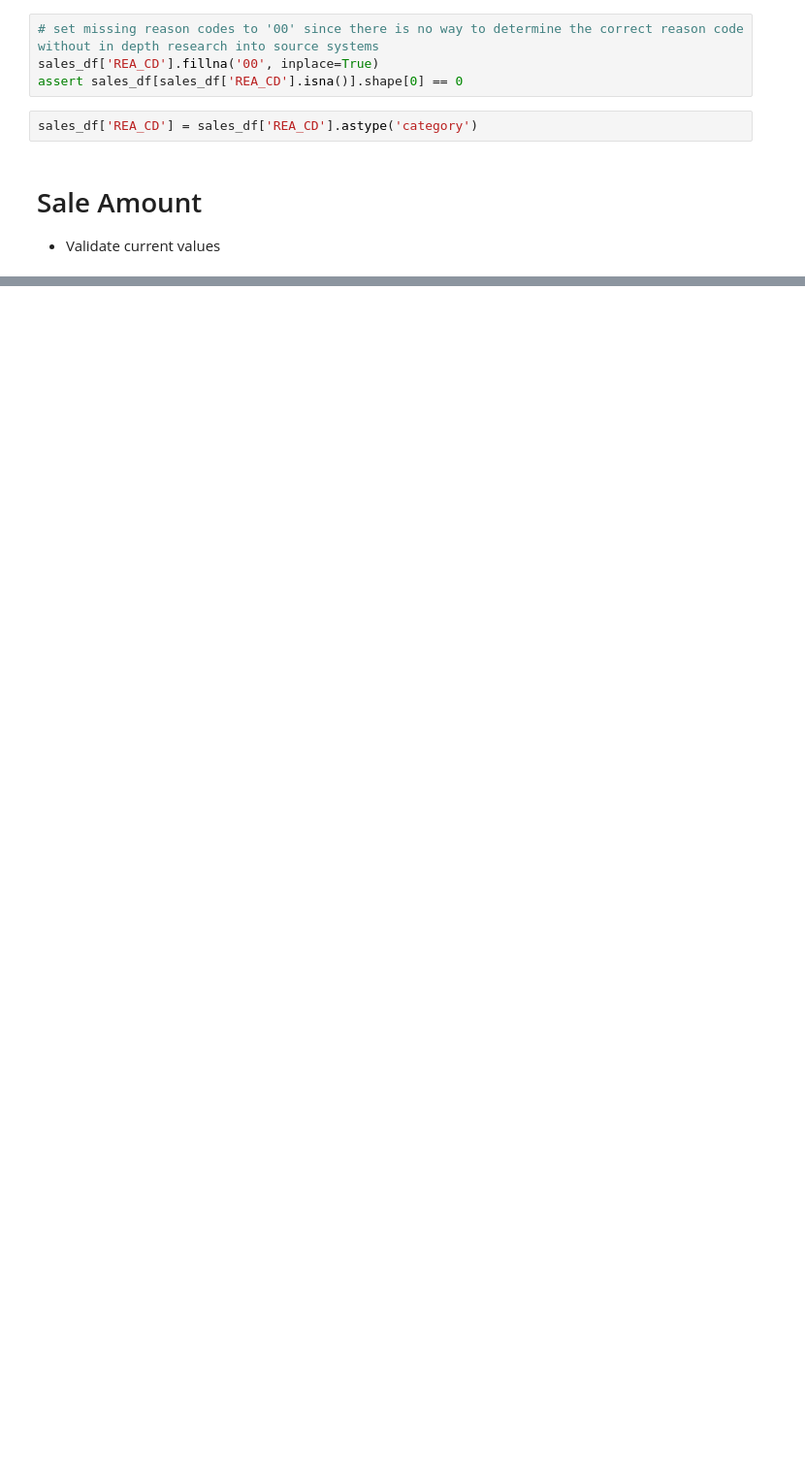
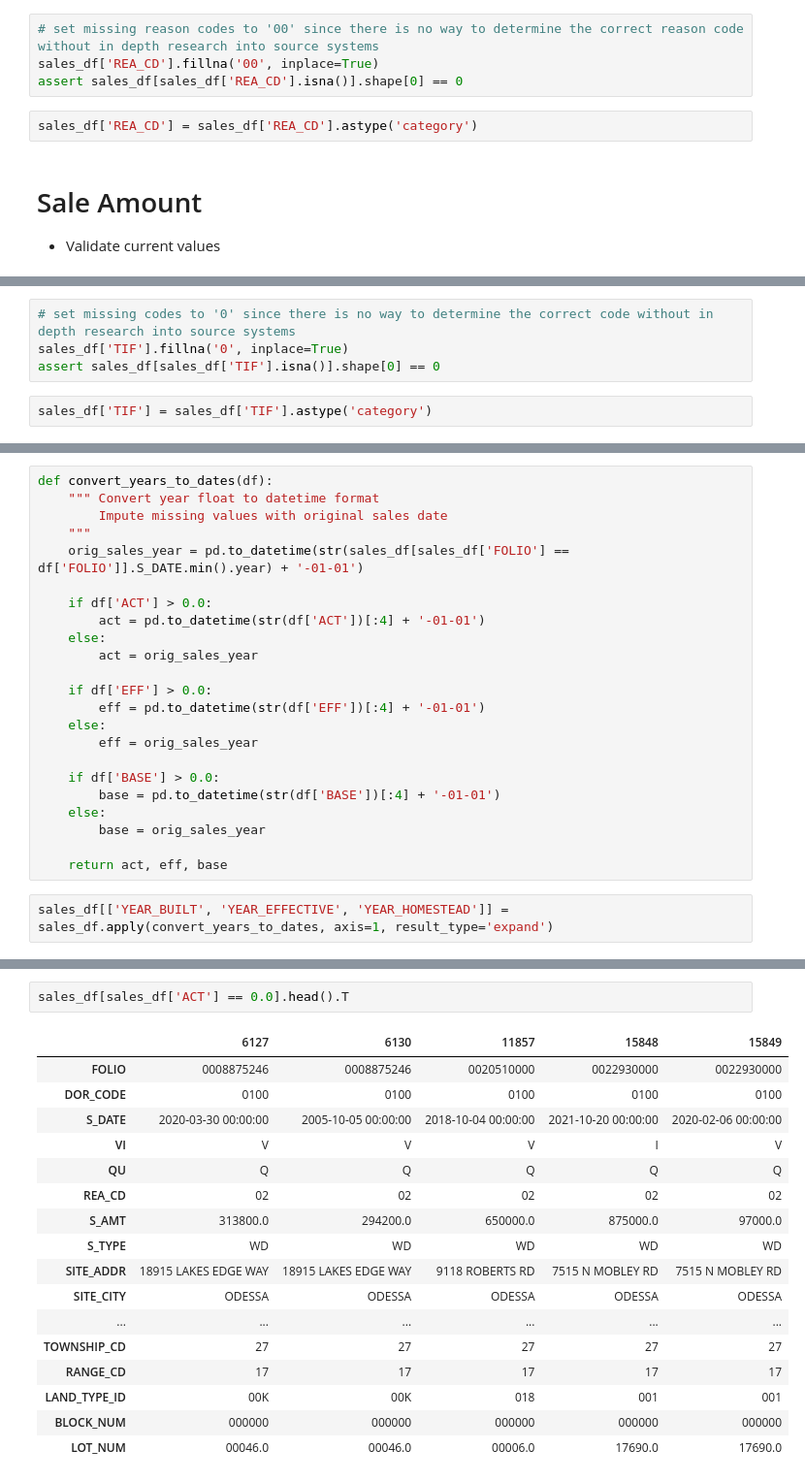
Before and after one commit to mkars01/real-estate-invest-recommender, a Jupyter notebook: notebooks/02_data_wrangling_process.ipynb, the cells around one changed output, grey strips where cells are left out. Shown at 97% size. Saved outputs shown, nothing was run; the diff lists cells and outputs as text; blank space fills up the shorter version.

```diff
--- a/notebooks/02_data_wrangling_process.ipynb
+++ b/notebooks/02_data_wrangling_process.ipynb
@@ -655,0 +955,6 @@ df_amt = sales_df['S_AMT']
+# %%
+# set missing codes to '0' since there is no way to determine the correct code without in depth research into source systems
+sales_df['TIF'].fillna('0', inplace=True)
+assert sales_df[sales_df['TIF'].isna()].shape[0] == 0
+# %%
+sales_df['TIF'] = sales_df['TIF'].astype('category')
@@ -655,0 +1025,25 @@ df_amt = sales_df['S_AMT']
+# %%
+def convert_years_to_dates(df):
+    """ Convert year float to datetime format
+        Impute missing values with original sales date
+    """
+    orig_sales_year = pd.to_datetime(str(sales_df[sales_df['FOLIO'] == df['FOLIO']].S_DATE.min().year) + '-01-01')
+
+    if df['ACT'] > 0.0:
+        act = pd.to_datetime(str(df['ACT'])[:4] + '-01-01')
+    else:
+        act = orig_sales_year
+
+    if df['EFF'] > 0.0:
+        eff = pd.to_datetime(str(df['EFF'])[:4] + '-01-01')
+    else:
+        eff = orig_sales_year
+
+    if df['BASE'] > 0.0:
+        base = pd.to_datetime(str(df['BASE'])[:4] + '-01-01')
+    else:
+        base = orig_sales_year
+
+    return act, eff, base
+# %%
+sales_df[['YEAR_BUILT', 'YEAR_EFFECTIVE', 'YEAR_HOMESTEAD']] = sales_df.apply(convert_years_to_dates, axis=1, result_type='expand')
@@ -655,0 +1056,20 @@ df_amt = sales_df['S_AMT']
+# %%
+sales_df[sales_df['ACT'] == 0.0].head().T
+# %% [output]
+|  | 6127 | 6130 | 11857 | 15848 | 15849 |
+| FOLIO | 0008875246 | 0008875246 | 0020510000 | 0022930000 | 0022930000 |
+| DOR_CODE | 0100 | 0100 | 0100 | 0100 | 0100 |
+| S_DATE | 2020-03-30 00:00:00 | 2005-10-05 00:00:00 | 2018-10-04 00:00:00 | 2021-10-20 00:00:00 | 2020-02-06 00:00:00 |
+| VI | V | V | V | I | V |
+| QU | Q | Q | Q | Q | Q |
+| REA_CD | 02 | 02 | 02 | 02 | 02 |
+| S_AMT | 313800.0 | 294200.0 | 650000.0 | 875000.0 | 97000.0 |
+| S_TYPE | WD | WD | WD | WD | WD |
+| SITE_ADDR | 18915 LAKES EDGE WAY | 18915 LAKES EDGE WAY | 9118 ROBERTS RD | 7515 N MOBLEY RD | 7515 N MOBLEY RD |
+| SITE_CITY | ODESSA | ODESSA | ODESSA | ODESSA | ODESSA |
+| ... | ... | ... | ... | ... | ... |
+| TOWNSHIP_CD | 27 | 27 | 27 | 27 | 27 |
+| RANGE_CD | 17 | 17 | 17 | 17 | 17 |
+| LAND_TYPE_ID | 00K | 00K | 018 | 001 | 001 |
+| BLOCK_NUM | 000000 | 000000 | 000000 | 000000 | 000000 |
+| LOT_NUM | 00046.0 | 00046.0 | 00006.0 | 17690.0 | 17690.0 |
```
Also changed, not shown: parts of 63 cells of this notebook.
